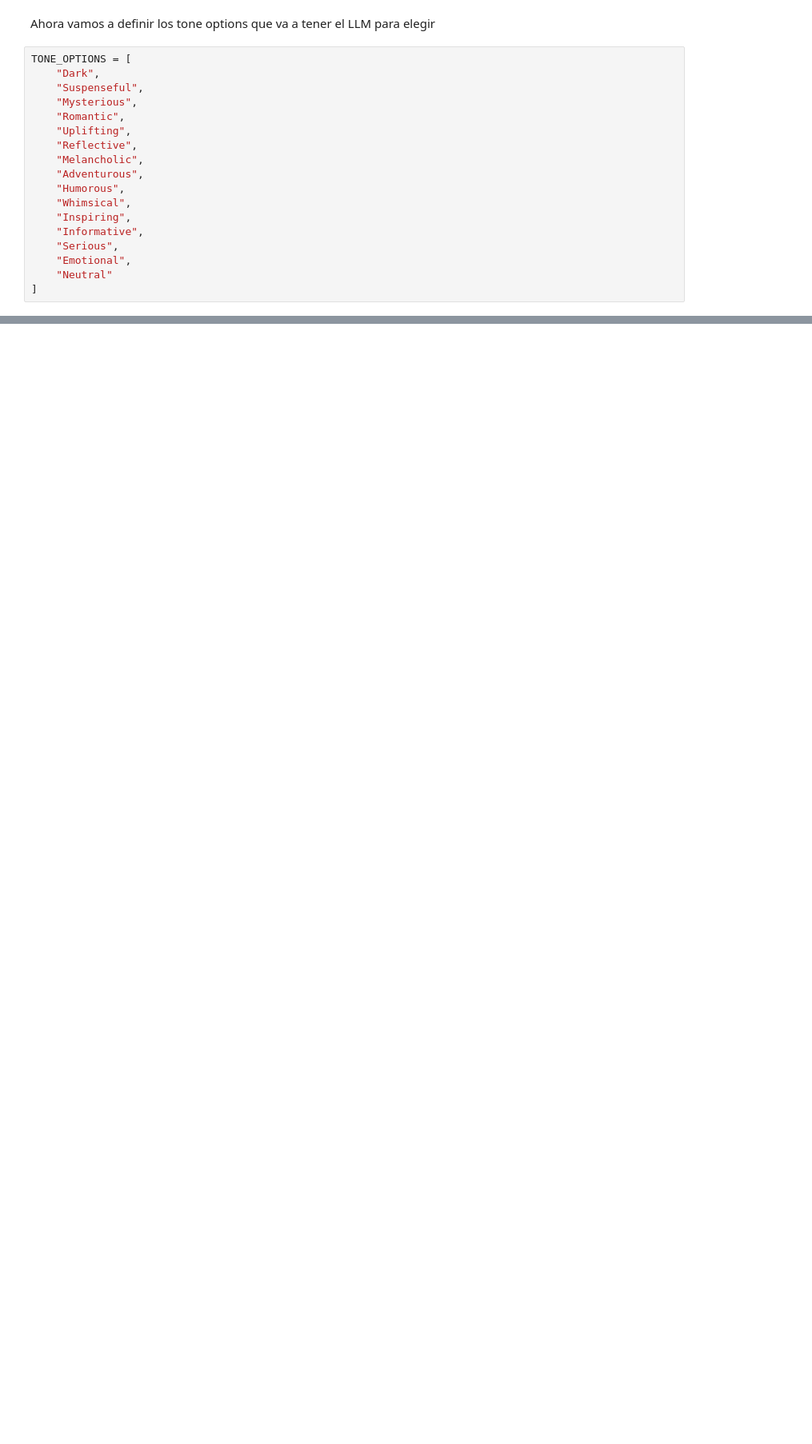
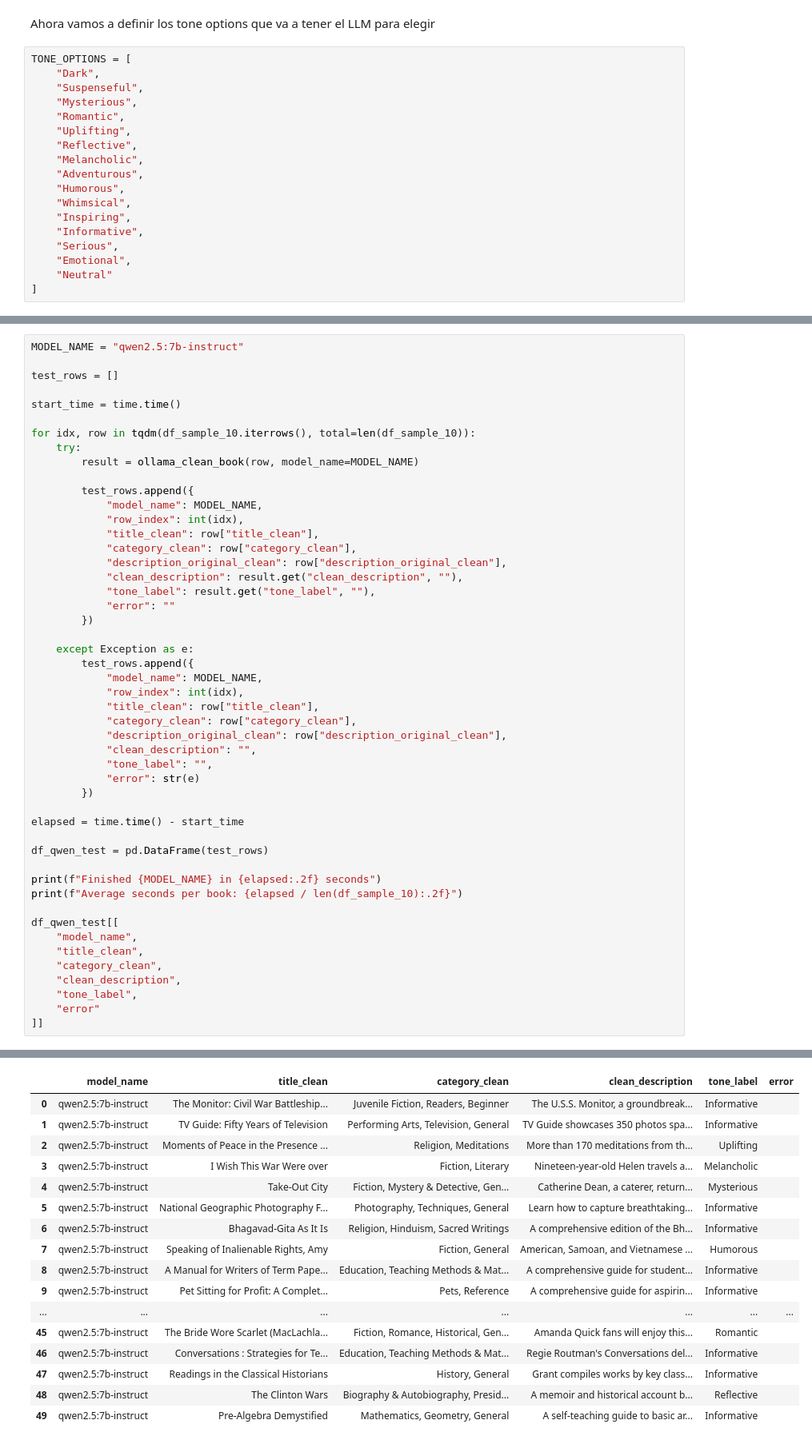
Before and after one commit to HiramZ04/Cal-State-UMAP_Clustering, a Jupyter notebook: Final_Notebook.ipynb, the cells around one changed output, grey strips where cells are left out. Shown at 80% size. Drawn from its saved outputs; the diff is of its cells as text; blank space fills up the shorter version.

Commit message:
Update final notebook and frontend JSON data

```diff
--- a/Final_Notebook.ipynb
+++ b/Final_Notebook.ipynb
@@ -429,0 +438,50 @@ TONE_OPTIONS = [
+# %%
+MODEL_NAME = "qwen2.5:7b-instruct"
+
+test_rows = []
+
+start_time = time.time()
+
+for idx, row in tqdm(df_sample_10.iterrows(), total=len(df_sample_10)):
+    try:
+        result = ollama_clean_book(row, model_name=MODEL_NAME)
+
+        test_rows.append({
+            "model_name": MODEL_NAME,
+            "row_index": int(idx),
+            "title_clean": row["title_clean"],
+            "category_clean": row["category_clean"],
+            "description_original_clean": row["description_original_clean"],
+            "clean_description": result.get("clean_description", ""),
+            "tone_label": result.get("tone_label", ""),
+            "error": ""
+        })
+
+    except Exception as e:
+        test_rows.append({
+            "model_name": MODEL_NAME,
+            "row_index": int(idx),
+            "title_clean": row["title_clean"],
+            "category_clean": row["category_clean"],
+            "description_original_clean": row["description_original_clean"],
+            "clean_description": "",
+            "tone_label": "",
+            "error": str(e)
+        })
+
+elapsed = time.time() - start_time
+
+df_qwen_test = pd.DataFrame(test_rows)
+
+print(f"Finished {MODEL_NAME} in {elapsed:.2f} seconds")
+print(f"Average seconds per book: {elapsed / len(df_sample_10):.2f}")
+
+df_qwen_test[[
+    "model_name",
+    "title_clean",
+    "category_clean",
+    "clean_description",
+    "tone_label",
+    "error"
+]]
+# %% [output]
@@ -429,0 +490,17 @@ TONE_OPTIONS = [
+|  | model_name | title_clean | category_clean | clean_description | tone_label | error |
+| 0 | qwen2.5:7b-instruct | The Monitor: Civil War Battleship... | Juvenile Fiction, Readers, Beginner | The U.S.S. Monitor, a groundbreak... | Informative |  |
+| 1 | qwen2.5:7b-instruct | TV Guide: Fifty Years of Television | Performing Arts, Television, General | TV Guide showcases 350 photos spa... | Informative |  |
+| 2 | qwen2.5:7b-instruct | Moments of Peace in the Presence ... | Religion, Meditations | More than 170 meditations from th... | Uplifting |  |
+| 3 | qwen2.5:7b-instruct | I Wish This War Were over | Fiction, Literary | Nineteen-year-old Helen travels a... | Melancholic |  |
+| 4 | qwen2.5:7b-instruct | Take-Out City | Fiction, Mystery & Detective, Gen... | Catherine Dean, a caterer, return... | Mysterious |  |
+| 5 | qwen2.5:7b-instruct | National Geographic Photography F... | Photography, Techniques, General | Learn how to capture breathtaking... | Informative |  |
+| 6 | qwen2.5:7b-instruct | Bhagavad-Gita As It Is | Religion, Hinduism, Sacred Writings | A comprehensive edition of the Bh... | Informative |  |
+| 7 | qwen2.5:7b-instruct | Speaking of Inalienable Rights, Amy | Fiction, General | American, Samoan, and Vietnamese ... | Humorous |  |
+| 8 | qwen2.5:7b-instruct | A Manual for Writers of Term Pape... | Education, Teaching Methods & Mat... | A comprehensive guide for student... | Informative |  |
+| 9 | qwen2.5:7b-instruct | Pet Sitting for Profit: A Complet... | Pets, Reference | A comprehensive guide for aspirin... | Informative |  |
+| ... | ... | ... | ... | ... | ... | ... |
+| 45 | qwen2.5:7b-instruct | The Bride Wore Scarlet (MacLachla... | Fiction, Romance, Historical, Gen... | Amanda Quick fans will enjoy this... | Romantic |  |
+| 46 | qwen2.5:7b-instruct | Conversations : Strategies for Te... | Education, Teaching Methods & Mat... | Regie Routman's Conversations del... | Informative |  |
+| 47 | qwen2.5:7b-instruct | Readings in the Classical Historians | History, General | Grant compiles works by key class... | Informative |  |
+| 48 | qwen2.5:7b-instruct | The Clinton Wars | Biography & Autobiography, Presid... | A memoir and historical account b... | Reflective |  |
+| 49 | qwen2.5:7b-instruct | Pre-Algebra Demystified | Mathematics, Geometry, General | A self-teaching guide to basic ar... | Informative |  |
```
Also changed, not shown: parts of 59 cells of this notebook, 4 other files.
